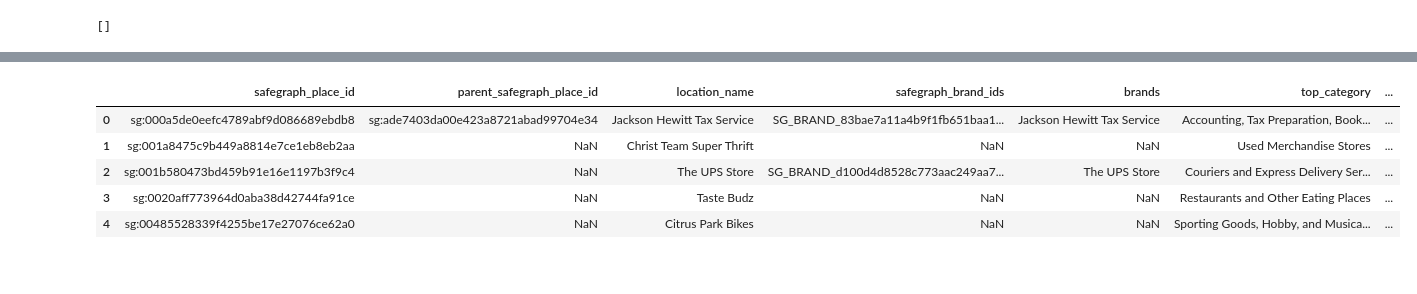
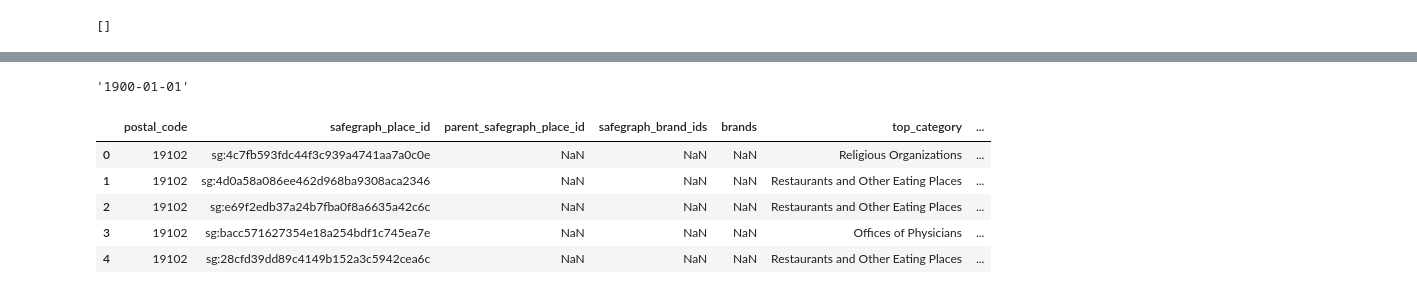
Before and after one commit to hkronenb/HK_DATS_Practicum, a Jupyter notebook: notebooks/CorePlacesProcessing.ipynb, the cells around one changed output, grey strips where cells are left out. Drawn from its saved outputs; the diff is of its cells as text; code cells hidden in the pictures.

Commit message:
Made minor changes to all notebooks. Finished the Core Places notebook.

```diff
--- a/notebooks/CorePlacesProcessing.ipynb
+++ b/notebooks/CorePlacesProcessing.ipynb
@@ -70,0 +81,5 @@ core_poi_df = pd.read_csv(file)
+# %%
+# make mapping from file date to previous file date
+date_df = pd.DataFrame({'valid_to':all_dates})
+date_df['valid_from'] = date_df.shift()['valid_to']
+date_df = date_df.set_index('valid_to')
@@ -71,9 +100,44 @@ core_poi_df = pd.read_csv(file)
+# %%
+date_df.loc['2020-03-25', 'valid_from']
+# %% [output]
+'1900-01-01'
+# %%
+# This list was taken from https://www.city-data.com/zipmaps/Philadelphia-Pennsylvania.html
+philly_zips = pd.Series(['19102', '19103', '19104', '19106', '19107', '19109', '19111', '19112', '19114', '19115',
+               '19116', '19118', '19119', '19120', '19121', '19122', '19123', '19124', '19125', '19126',
+               '19127', '19128', '19129', '19130', '19131', '19132', '19133', '19134', '19135', '19136',
+               '19137', '19138', '19139', '19140', '19141', '19142', '19143', '19144', '19145', '19146',
+               '19147', '19148', '19149', '19150', '19151', '19152', '19153', '19154'], name = 'postal_code')
+
+philly_zips = philly_zips.to_frame()
+# %%
+keep_cols = ['safegraph_place_id', 'parent_safegraph_place_id', 'safegraph_brand_ids', 'brands', 'top_category',
+             'sub_category', 'naics_code', 'latitude', 'longitude', 'street_address', 'city', 'region',
+             'postal_code', 'open_hours']
+
+def filter_and_format(file):
+    df = pd.read_csv(file)
+    df = df[keep_cols]
+    # zip codes are read as integers rather than strings so we add leading zeros.
+    # this is not strictly necessary since Philadelphia zipcodes don't have leading zeros.
+    df['postal_code'] = df['postal_code'].apply(lambda x: ('00000' + str(x))[-5:])
+    df = philly_zips.merge(df)
+    # The visits_by_day column contains a list of integers.
+    # This explodes that list so we get one row per day.
+    file_date = extract_date(file)
+    df['valid_to'] = file_date
+    df['valid_to'] = pd.to_datetime(df['valid_to'], format = '%Y-%m-%d')
+    df['valid_from'] = date_df.loc[file_date,'valid_from']
+    df['valid_from'] = pd.to_datetime(df['valid_from'], format = '%Y-%m-%d')
+    return df
+# %%
+example_df = filter_and_format(files[0])
 # %%
-core_poi_df.head()
+example_df.head()
 # %% [output]
-|  | safegraph_place_id | parent_safegraph_place_id | location_name | safegraph_brand_ids | brands | top_category | ... |
-| 0 | sg:000a5de0eefc4789abf9d086689ebdb8 | sg:ade7403da00e423a8721abad99704e34 | Jackson Hewitt Tax Service | SG_BRAND_83bae7a11a4b9f1fb651baa1... | Jackson Hewitt Tax Service | Accounting, Tax Preparation, Book... | ... |
-| 1 | sg:001a8475c9b449a8814e7ce1eb8eb2aa | NaN | Christ Team Super Thrift | NaN | NaN | Used Merchandise Stores | ... |
-| 2 | sg:001b580473bd459b91e16e1197b3f9c4 | NaN | The UPS Store | SG_BRAND_d100d4d8528c773aac249aa7... | The UPS Store | Couriers and Express Delivery Ser... | ... |
-| 3 | sg:0020aff773964d0aba38d42744fa91ce | NaN | Taste Budz | NaN | NaN | Restaurants and Other Eating Places | ... |
-| 4 | sg:00485528339f4255be17e27076ce62a0 | NaN | Citrus Park Bikes | NaN | NaN | Sporting Goods, Hobby, and Musica... | ... |
+|  | postal_code | safegraph_place_id | parent_safegraph_place_id | safegraph_brand_ids | brands | top_category | ... |
+| 0 | 19102 | sg:4c7fb593fdc44f3c939a4741aa7a0c0e | NaN | NaN | NaN | Religious Organizations | ... |
+| 1 | 19102 | sg:4d0a58a086ee462d968ba9308aca2346 | NaN | NaN | NaN | Restaurants and Other Eating Places | ... |
+| 2 | 19102 | sg:e69f2edb37a24b7fba0f8a6635a42c6c | NaN | NaN | NaN | Restaurants and Other Eating Places | ... |
+| 3 | 19102 | sg:bacc571627354e18a254bdf1c745ea7e | NaN | NaN | NaN | Offices of Physicians | ... |
+| 4 | 19102 | sg:28cfd39dd89c4149b152a3c5942cea6c | NaN | NaN | NaN | Restaurants and Other Eating Places | ... |
```
Also changed, not shown: parts of 10 cells of this notebook, 4 other files.
